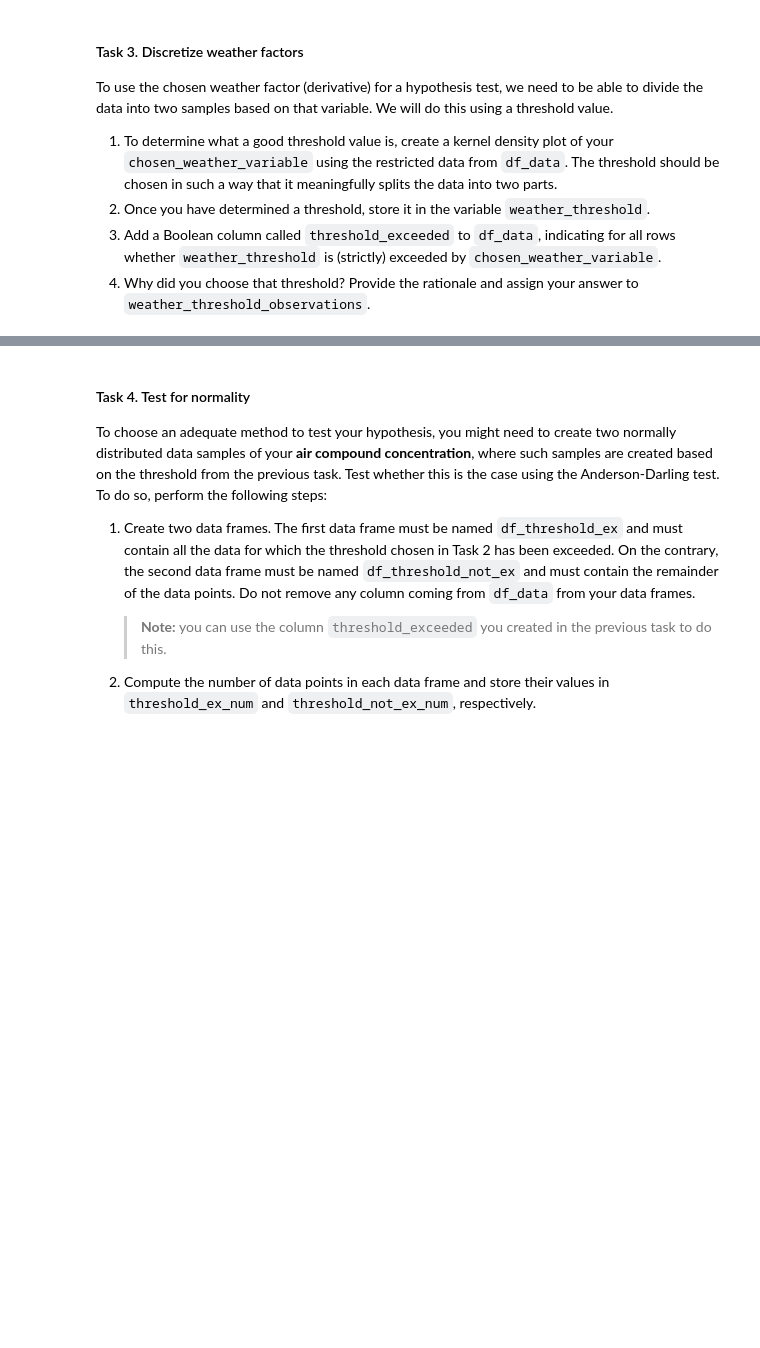
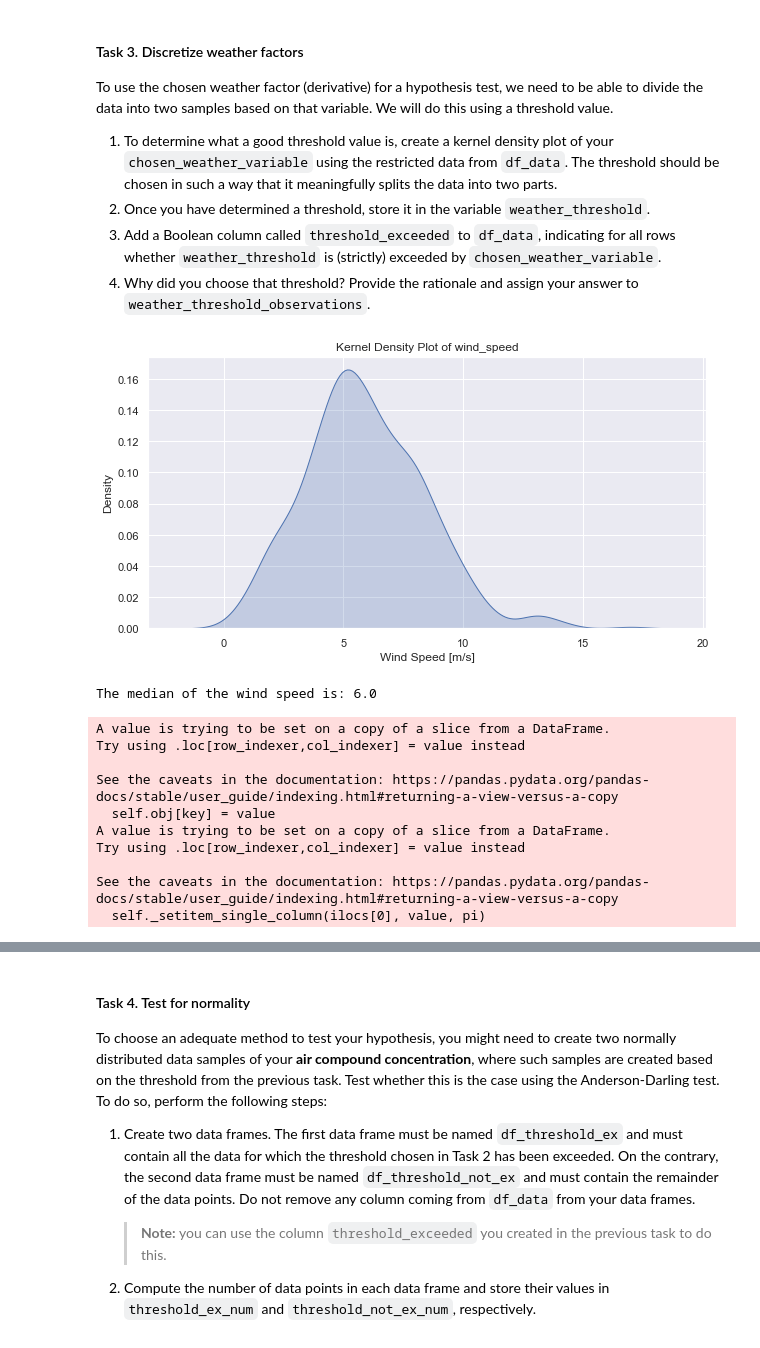
Before and after one commit to danieltyukov/tue-data-analytics, a Jupyter notebook: GA2/GA2-1819283.ipynb, the cells around one changed output, grey strips where cells are left out. Cells and saved outputs as stored; diff of their text form; code cells hidden in the pictures; blank space fills up the shorter version.

```diff
--- a/GA2/GA2-1819283.ipynb
+++ b/GA2/GA2-1819283.ipynb
@@ -568,0 +628,6 @@ In particular, you have to restrict the data to **only** the measurements record
+# %%
+#// BEGIN_TODO [Hypothesis_Restrict] (3 points)
+
+df_data_full = df_aq.join(df_weather, how='inner')
+restriction_mask = (df_data_full.index.hour == 12) & ((df_data_full.index.month == 4) | (df_data_full.index.month == 5))
+df_data = df_data_full[restriction_mask]
@@ -601,3 +679,11 @@ Store your null hypothesis as a string in the variable `H_0` and store the alter
+# %%
+#// BEGIN_TODO [Hypothesis_Final] (1 point)
+
+chosen_weather_variable = 'wind_speed'
+H_0 = 'The average concentration of NO2 is the same regardless of whether it is windy or not.'
+H_a = 'The average concentration of NO2 is lower when it is windy.'
+
+# I choose wind_speed and NOT d_wind_speed (change of wind speed) does not seem to affect the NO2 concentration as much as the actual levels proven in the previous analysis.
 # %%
 #// END_TODO [Hypothesis_Final]
 # %% [markdown]
@@ -614,0 +697,30 @@ To use the chosen weather factor (derivative) for a hypothesis test, we need to
+# %%
+#// BEGIN_TODO [Hypothesis_Discretize] (5 points)
+
+sns.kdeplot(data=df_data[chosen_weather_variable], shade=True)
+plt.title('Kernel Density Plot of ' + chosen_weather_variable)
+# label the axes
+plt.xlabel("Wind Speed [m/s]")
+plt.ylabel('Density')
+plt.show()
+
+weather_threshold = df_data[chosen_weather_variable].median()
+print('The median of the wind speed is: ' + str(weather_threshold))
+
+df_data.loc[:, 'threshold_exceeded'] = df_data[chosen_weather_variable] > weather_threshold
+
+# The median of the wind speed is: 6.0
+weather_threshold_observations = 'The median of the wind speed is 6.0 m/s. This is a good threshold to distinguish between windy and non-windy days. Since it is when we notice a a direct decrease in NO2 concentration and also as shown with the count plot the overall datapoints that account towards NO2 measurement.'
+# %% [output]
+[figure, added]
+The median of the wind speed is: 6.0
+A value is trying to be set on a copy of a slice from a DataFrame.
+Try using .loc[row_indexer,col_indexer] = value instead
+
+See the caveats in the documentation: https://pandas.pydata.org/pandas-docs/stable/user_guide/indexing.html#returning-a-view-versus-a-copy
+  self.obj[key] = value
+A value is trying to be set on a copy of a slice from a DataFrame.
+Try using .loc[row_indexer,col_indexer] = value instead
+
+See the caveats in the documentation: https://pandas.pydata.org/pandas-docs/stable/user_guide/indexing.html#returning-a-view-versus-a-copy
+  self._setitem_single_column(ilocs[0], value, pi)
```
Also changed, not shown: parts of 41 cells of this notebook.
